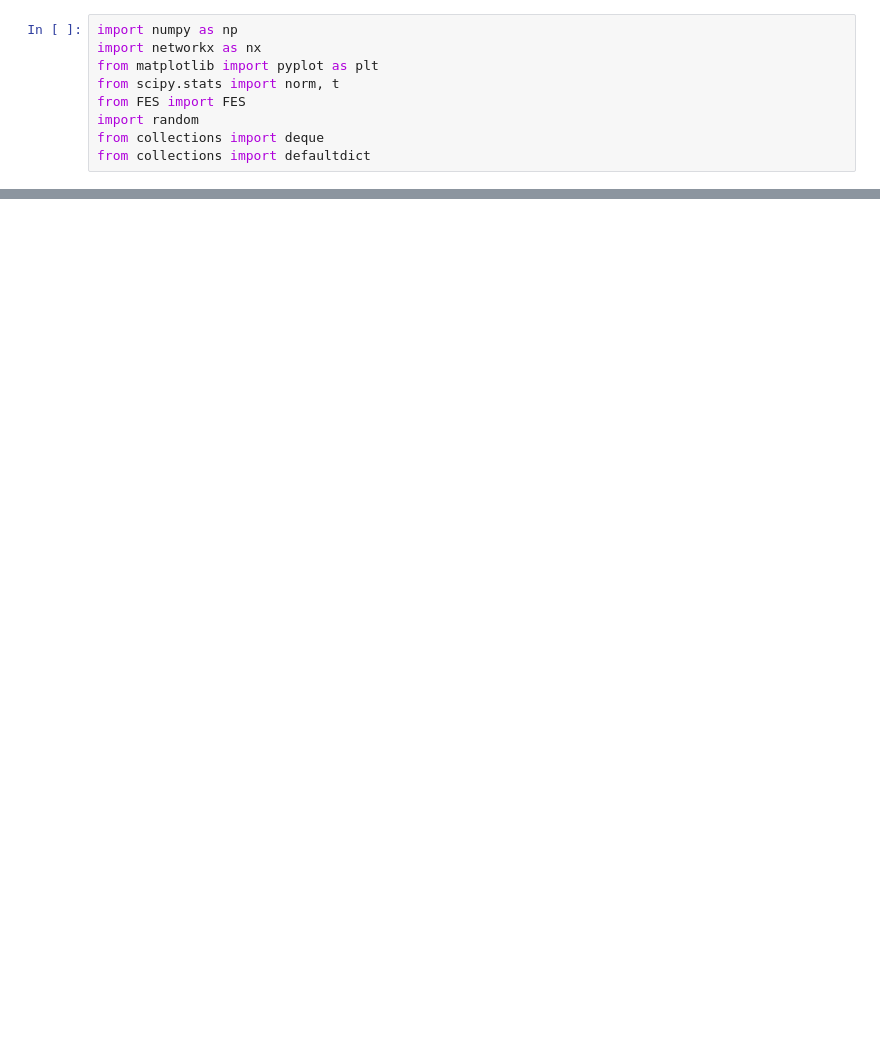
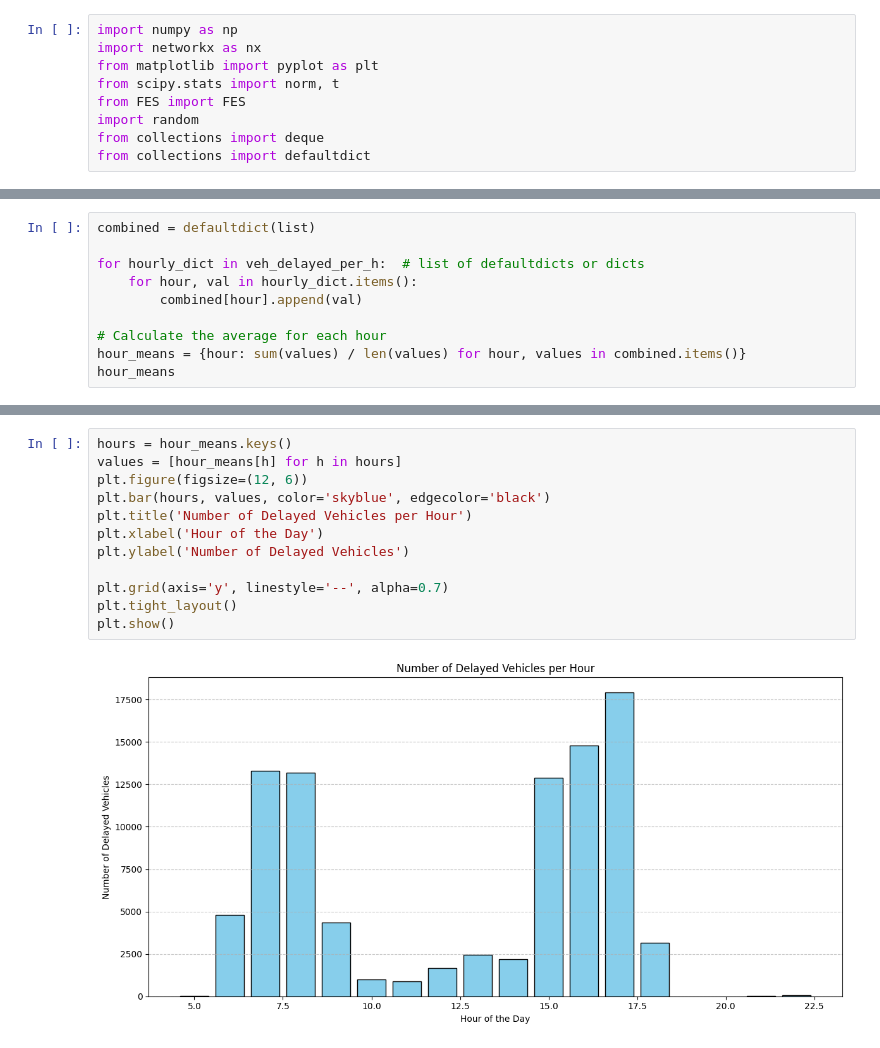
Before and after one commit to keanuLAP/2WB50_assignment_3, a Jupyter notebook: Assignment_3.3.ipynb, the cells around one changed output, grey strips where cells are left out. Saved outputs shown, nothing was run; the diff lists cells and outputs as text; blank space fills up the shorter version.

```diff
--- a/Assignment_3.3.ipynb
+++ b/Assignment_3.3.ipynb
@@ -197,0 +418,10 @@ def simulate_traffic_fes(G, arrival_rates, vehicle_types, city_A, city_B,inciden
+# %%
+combined = defaultdict(list)
+
+for hourly_dict in veh_delayed_per_h:  # list of defaultdicts or dicts
+    for hour, val in hourly_dict.items():
+        combined[hour].append(val)
+
+# Calculate the average for each hour
+hour_means = {hour: sum(values) / len(values) for hour, values in combined.items()}
+hour_means
@@ -197,0 +445,14 @@ def simulate_traffic_fes(G, arrival_rates, vehicle_types, city_A, city_B,inciden
+# %%
+hours = hour_means.keys()
+values = [hour_means[h] for h in hours]
+plt.figure(figsize=(12, 6))
+plt.bar(hours, values, color='skyblue', edgecolor='black')
+plt.title('Number of Delayed Vehicles per Hour')
+plt.xlabel('Hour of the Day')
+plt.ylabel('Number of Delayed Vehicles')
+
+plt.grid(axis='y', linestyle='--', alpha=0.7)
+plt.tight_layout()
+plt.show()
+# %% [output]
+[figure, added]
```
Also changed, not shown: parts of 10 cells of this notebook.
